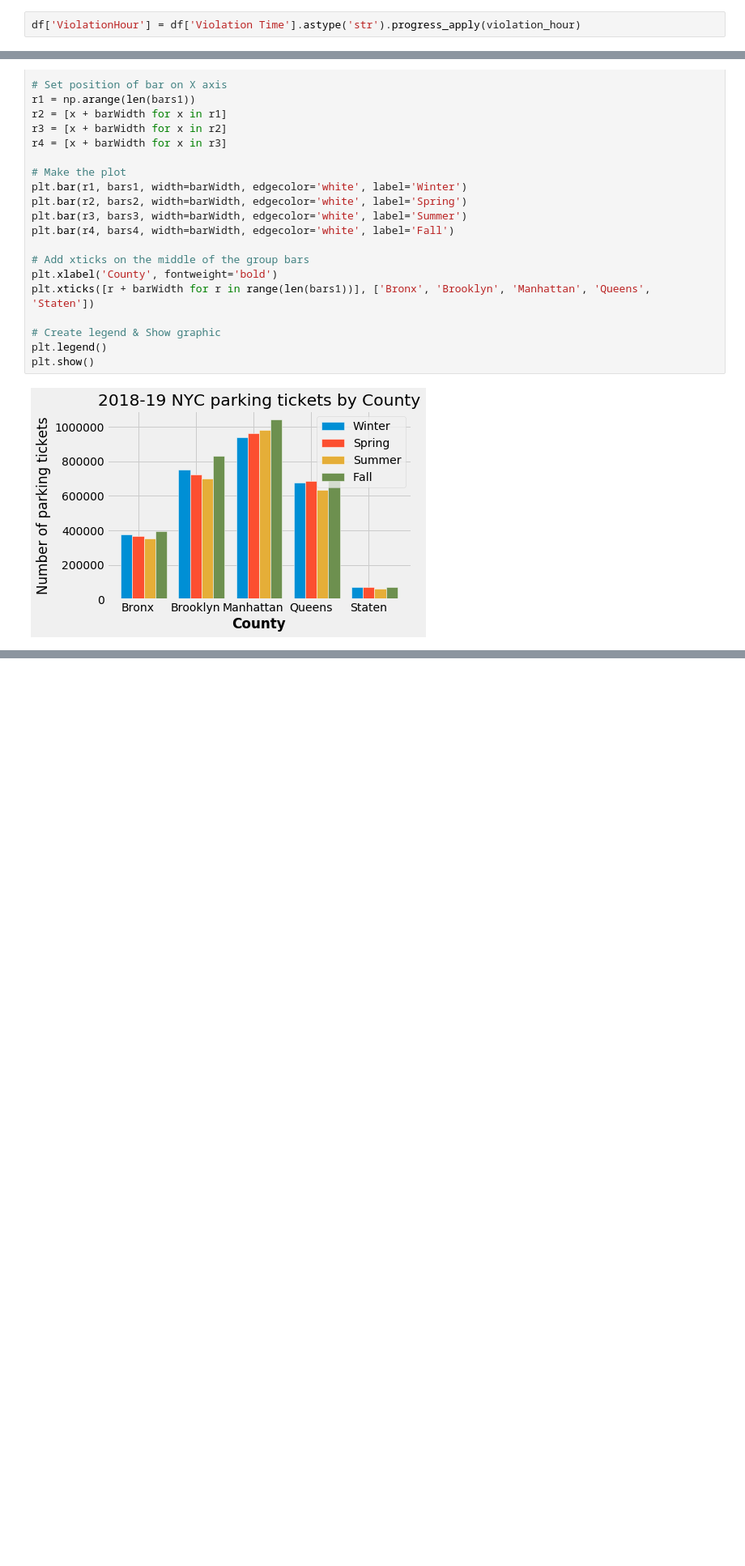
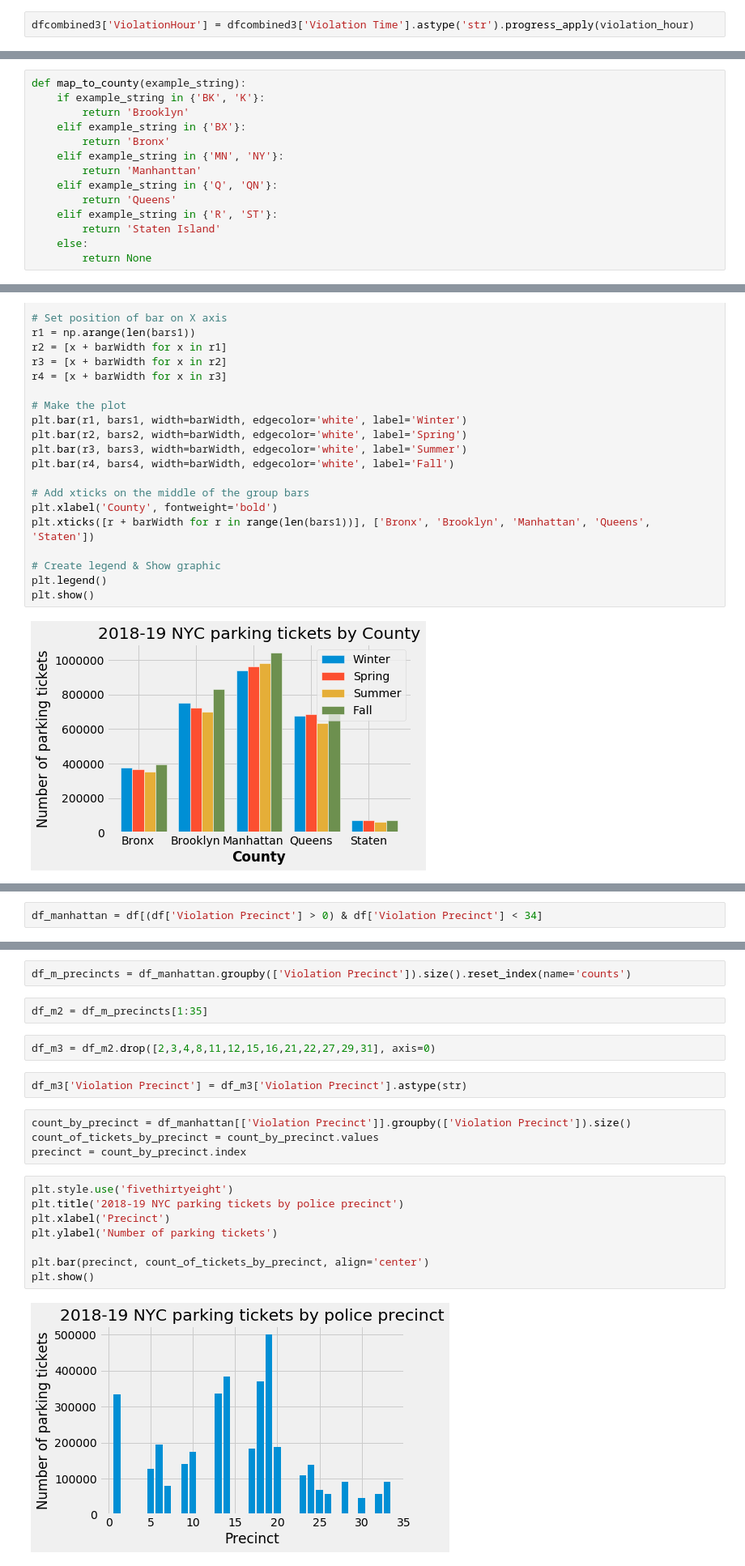
Before and after one commit to polandspring6/NYC_Parking, a Jupyter notebook: NYC_Parking.ipynb, the cells around one changed output, grey strips where cells are left out. Shown: that part at 81% size. Drawn from its saved outputs; the diff is of its cells as text; blank space fills up the shorter version.

```diff
--- a/NYC_Parking.ipynb
+++ b/NYC_Parking.ipynb
@@ -55,4 +206,4 @@ def violation_hour(example_string):
     else:
         return None
 # %%
-df['ViolationHour'] = df['Violation Time'].astype('str').progress_apply(violation_hour)
+dfcombined3['ViolationHour'] = dfcombined3['Violation Time'].astype('str').progress_apply(violation_hour)
@@ -59,3 +378,17 @@ df['ViolationHour'] = df['Violation Time'].astype('str').progress_apply(violatio
+# %%
+def map_to_county(example_string):
+    if example_string in {'BK', 'K'}:
+        return 'Brooklyn'
+    elif example_string in {'BX'}:
+        return 'Bronx'
+    elif example_string in {'MN', 'NY'}:
+        return 'Manhanttan'
+    elif example_string in {'Q', 'QN'}:
+        return 'Queens'
+    elif example_string in {'R', 'ST'}:
+        return 'Staten Island'
+    else:
+        return None
 # %%
 count_by_hour = df[['ViolationHour']].groupby(['ViolationHour']).size()
 # %%
@@ -171,0 +510,2 @@ plt.show()
+# %%
+df_manhattan = df[(df['Violation Precinct'] > 0) & df['Violation Precinct'] < 34]
@@ -171,0 +516,22 @@ plt.show()
+# %%
+df_m_precincts = df_manhattan.groupby(['Violation Precinct']).size().reset_index(name='counts')
+# %%
+df_m2 = df_m_precincts[1:35]
+# %%
+df_m3 = df_m2.drop([2,3,4,8,11,12,15,16,21,22,27,29,31], axis=0)
+# %%
+df_m3['Violation Precinct'] = df_m3['Violation Precinct'].astype(str)
+# %%
+count_by_precinct = df_manhattan[['Violation Precinct']].groupby(['Violation Precinct']).size()
+count_of_tickets_by_precinct = count_by_precinct.values
+precinct = count_by_precinct.index
+# %%
+plt.style.use('fivethirtyeight')
+plt.title('2018-19 NYC parking tickets by police precinct')
+plt.xlabel('Precinct')
+plt.ylabel('Number of parking tickets')
+
+plt.bar(precinct, count_of_tickets_by_precinct, align='center')
+plt.show()
+# %% [output]
+[figure, added]
```
Also changed, not shown: parts of 80 cells of this notebook, 1 other file.
